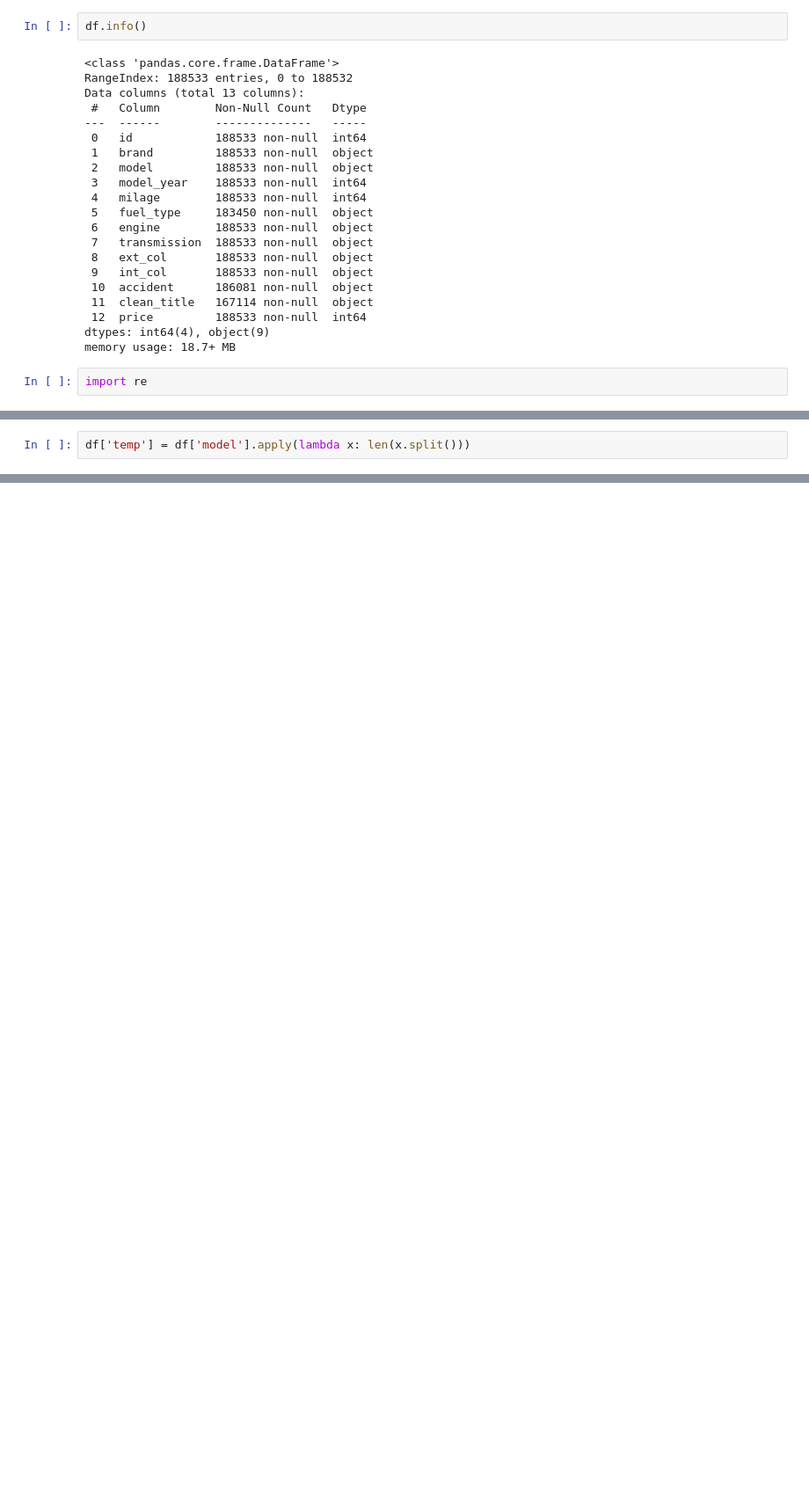
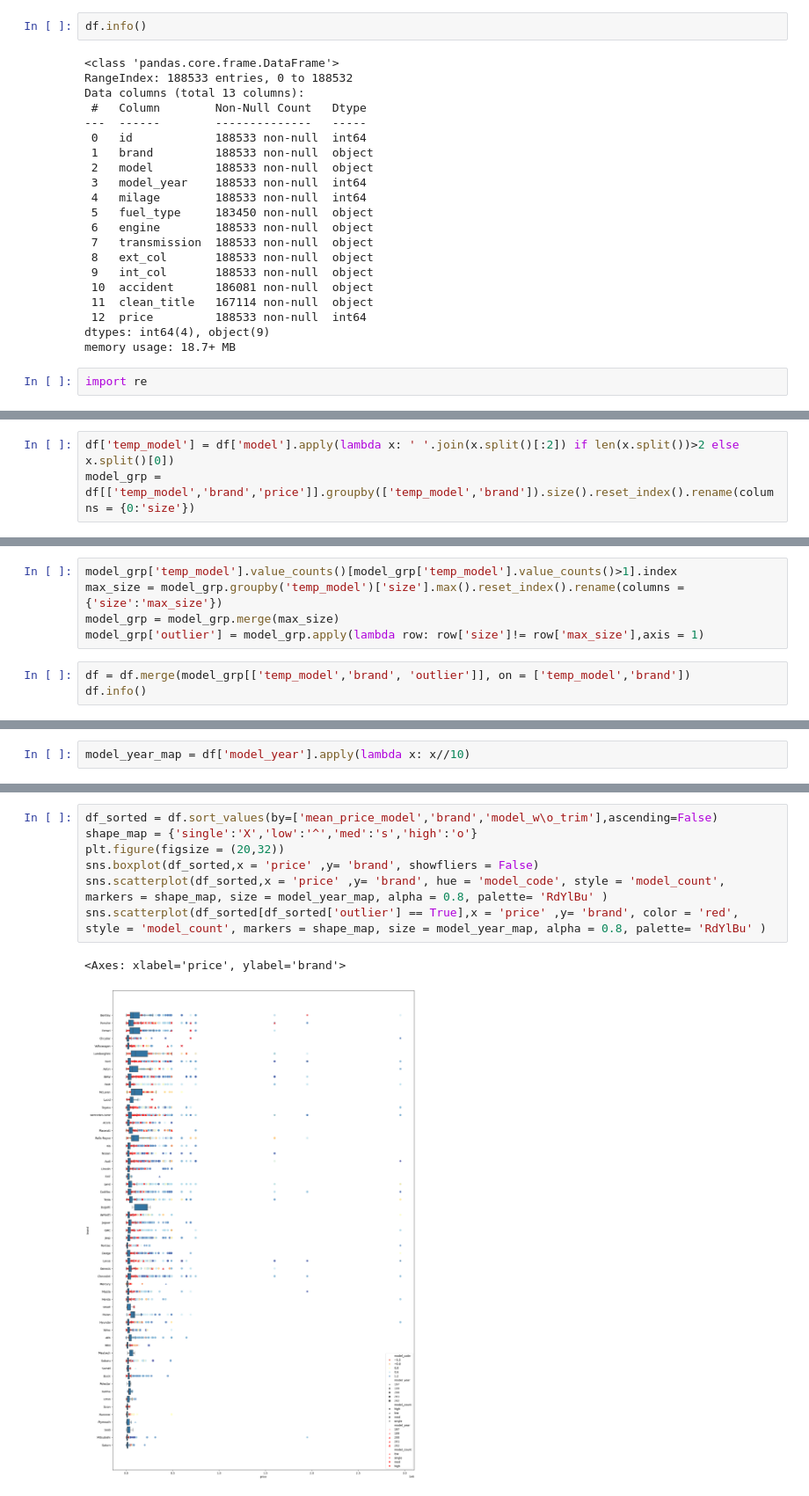
Before and after one commit to ricrichardthomas1/kaggle_usedcar, a Jupyter notebook: usedcar.ipynb, the cells around one changed output, grey strips where cells are left out. Shown at 88% size. Drawn from its saved outputs; the diff is of its cells as text; blank space fills up the shorter version.

Commit message:
outlier detection and encoding

```diff
--- a/usedcar.ipynb
+++ b/usedcar.ipynb
@@ -83,0 +143,3 @@ memory usage: 27.3+ MB
+# %%
+df['temp_model'] = df['model'].apply(lambda x: ' '.join(x.split()[:2]) if len(x.split())>2 else x.split()[0])
+model_grp = df[['temp_model','brand','price']].groupby(['temp_model','brand']).size().reset_index().rename(columns = {0:'size'})
@@ -83,0 +162,8 @@ memory usage: 27.3+ MB
+# %%
+model_grp['temp_model'].value_counts()[model_grp['temp_model'].value_counts()>1].index
+max_size = model_grp.groupby('temp_model')['size'].max().reset_index().rename(columns = {'size':'max_size'})
+model_grp = model_grp.merge(max_size)
+model_grp['outlier'] = model_grp.apply(lambda row: row['size']!= row['max_size'],axis = 1)
+# %%
+df = df.merge(model_grp[['temp_model','brand', 'outlier']], on = ['temp_model','brand'])
+df.info()
@@ -84,2 +188,2 @@ memory usage: 27.3+ MB
 # %%
-df['temp'] = df['model'].apply(lambda x: len(x.split()))
+model_year_map = df['model_year'].apply(lambda x: x//10)
@@ -121,0 +192,10 @@ Name: count, Length: 450, dtype: int64
+# %%
+df_sorted = df.sort_values(by=['mean_price_model','brand','model_w\o_trim'],ascending=False)
+shape_map = {'single':'X','low':'^','med':'s','high':'o'}
+plt.figure(figsize = (20,32))
+sns.boxplot(df_sorted,x = 'price' ,y= 'brand', showfliers = False)
+sns.scatterplot(df_sorted,x = 'price' ,y= 'brand', hue = 'model_code', style = 'model_count', markers = shape_map, size = model_year_map, alpha = 0.8, palette= 'RdYlBu' )
+sns.scatterplot(df_sorted[df_sorted['outlier'] == True],x = 'price' ,y= 'brand', color = 'red', style = 'model_count', markers = shape_map, size = model_year_map, alpha = 0.8, palette= 'RdYlBu' )
+# %% [output]
+<Axes: xlabel='price', ylabel='brand'>
+[figure, added]
```
Also changed, not shown: parts of 47 cells of this notebook.
